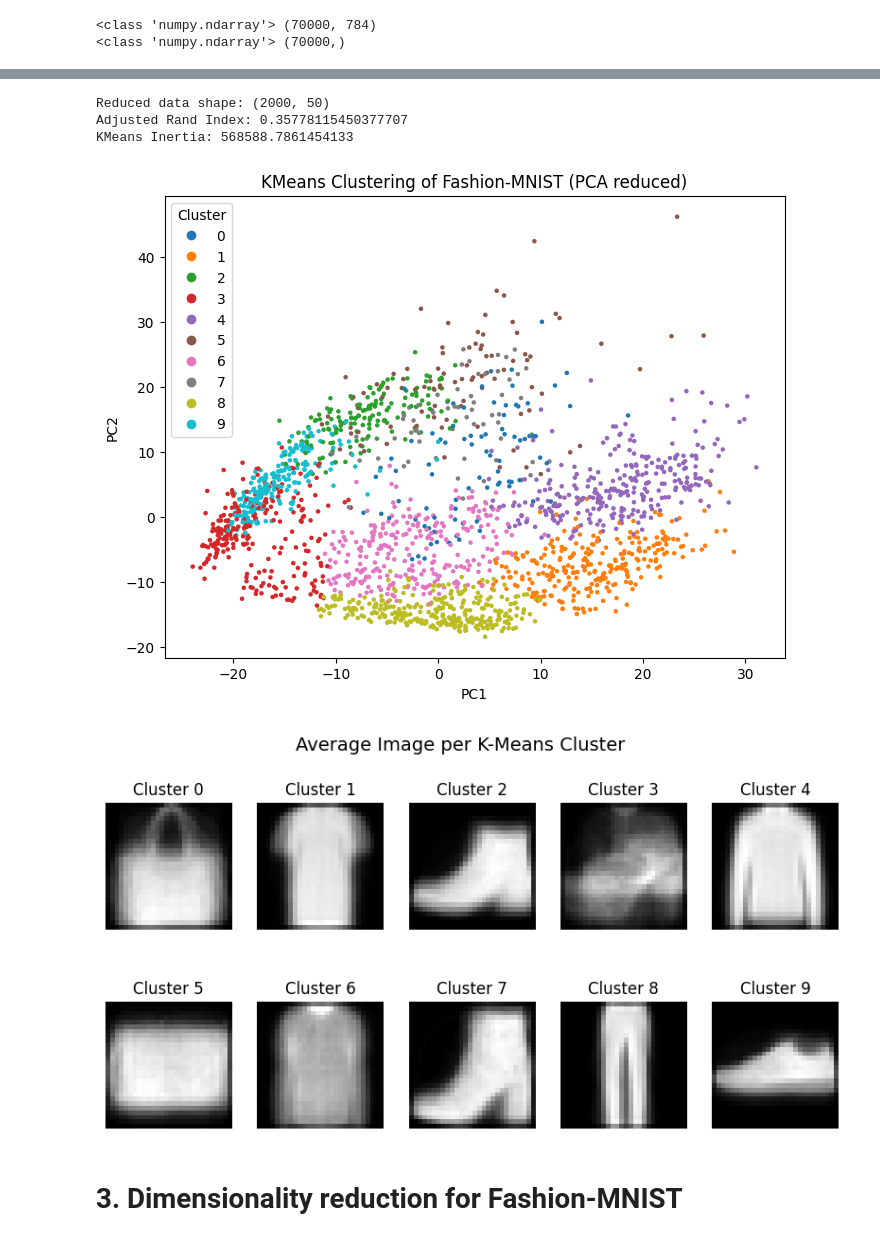
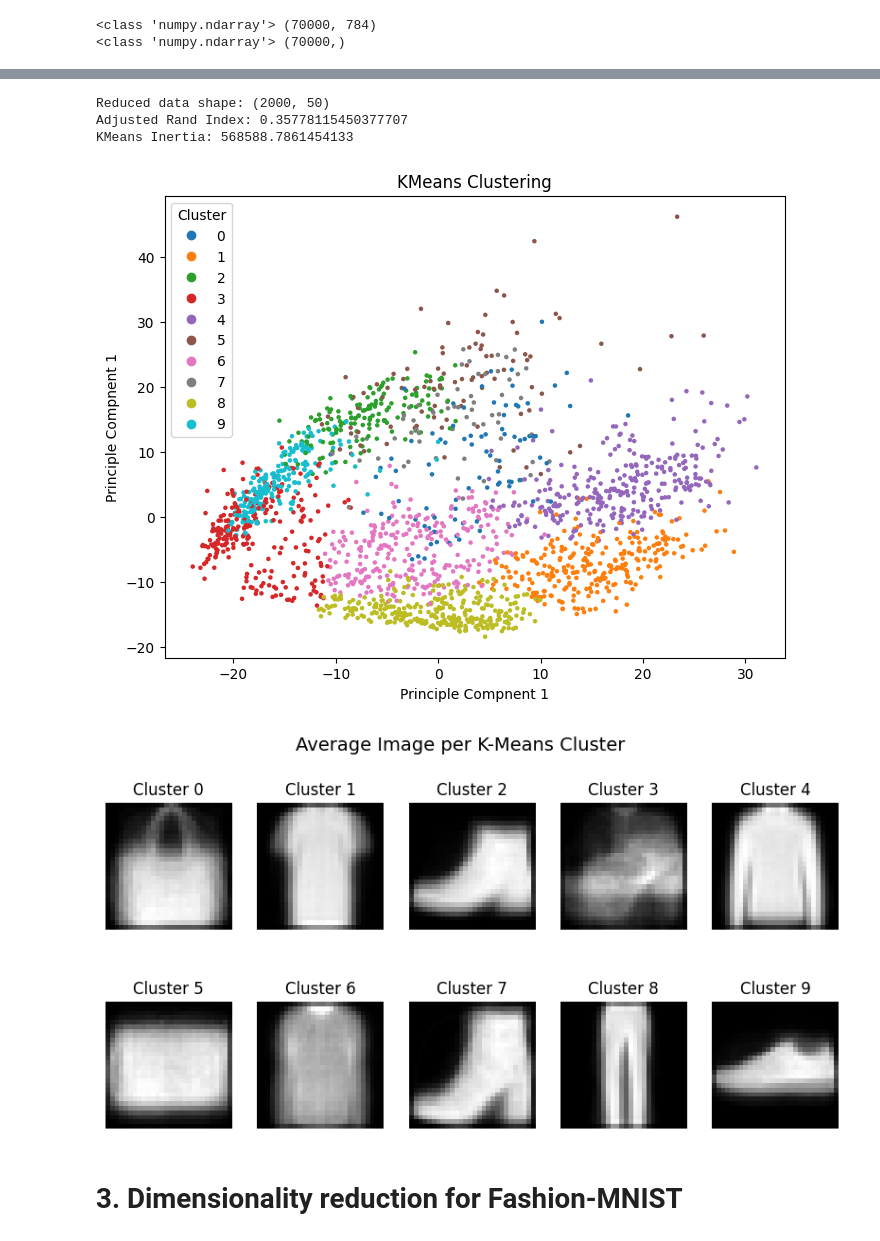
Before and after one commit to ebleak/Math5750-MathDS-Project2, a Jupyter notebook: project2.ipynb, the cells around one changed output, grey strips where cells are left out. Drawn from its saved outputs; the diff is of its cells as text; code cells hidden in the pictures.

```diff
--- a/project2.ipynb
+++ b/project2.ipynb
@@ -194,37 +194,37 @@ print("Adjusted Rand Index:", ari)
 
 print("KMeans Inertia:", kmeans.inertia_)
 
 #Visualize using PCA
 pca_2d = PCA(n_components=2, random_state=42)
 X_2d = pca_2d.fit_transform(X_scaled)
 
 plt.figure(figsize=(8,6))
 scatter = plt.scatter(X_2d[:,0], X_2d[:,1], c=labels, cmap="tab10", s=5)
-plt.title("KMeans Clustering of Fashion-MNIST (PCA reduced)")
-plt.xlabel("PC1")
-plt.ylabel("PC2")
+plt.title("KMeans Clustering")
+plt.xlabel("Principle Compnent 1")
+plt.ylabel("Principle Compnent 1")
 plt.legend(*scatter.legend_elements(), title="Cluster")
 plt.show()
 
 #Determining Cluster Identities
 cluster_means = []
 for i in range(10):
     mean_img = X[labels == i].mean(axis=0).reshape(28, 28)
     cluster_means.append(mean_img)
 
 plt.figure(figsize=(10,5))
 for i in range(10):
     plt.subplot(2,5,i+1)
     plt.imshow(cluster_means[i], cmap='gray')
     plt.title(f"Cluster {i}")
     plt.axis('off')
 plt.suptitle("Average Image per K-Means Cluster", fontsize=14)
 plt.show()
 # %% [output]
 Reduced data shape: (2000, 50)
 Adjusted Rand Index: 0.35778115450377707
 KMeans Inertia: 568588.7861454133
-[figure, old version]
+[figure, new version]
 [figure]
 # %% [markdown]
 # 3. Dimensionality reduction for Fashion-MNIST
```
Also changed, not shown: parts of 3 cells of this notebook.
